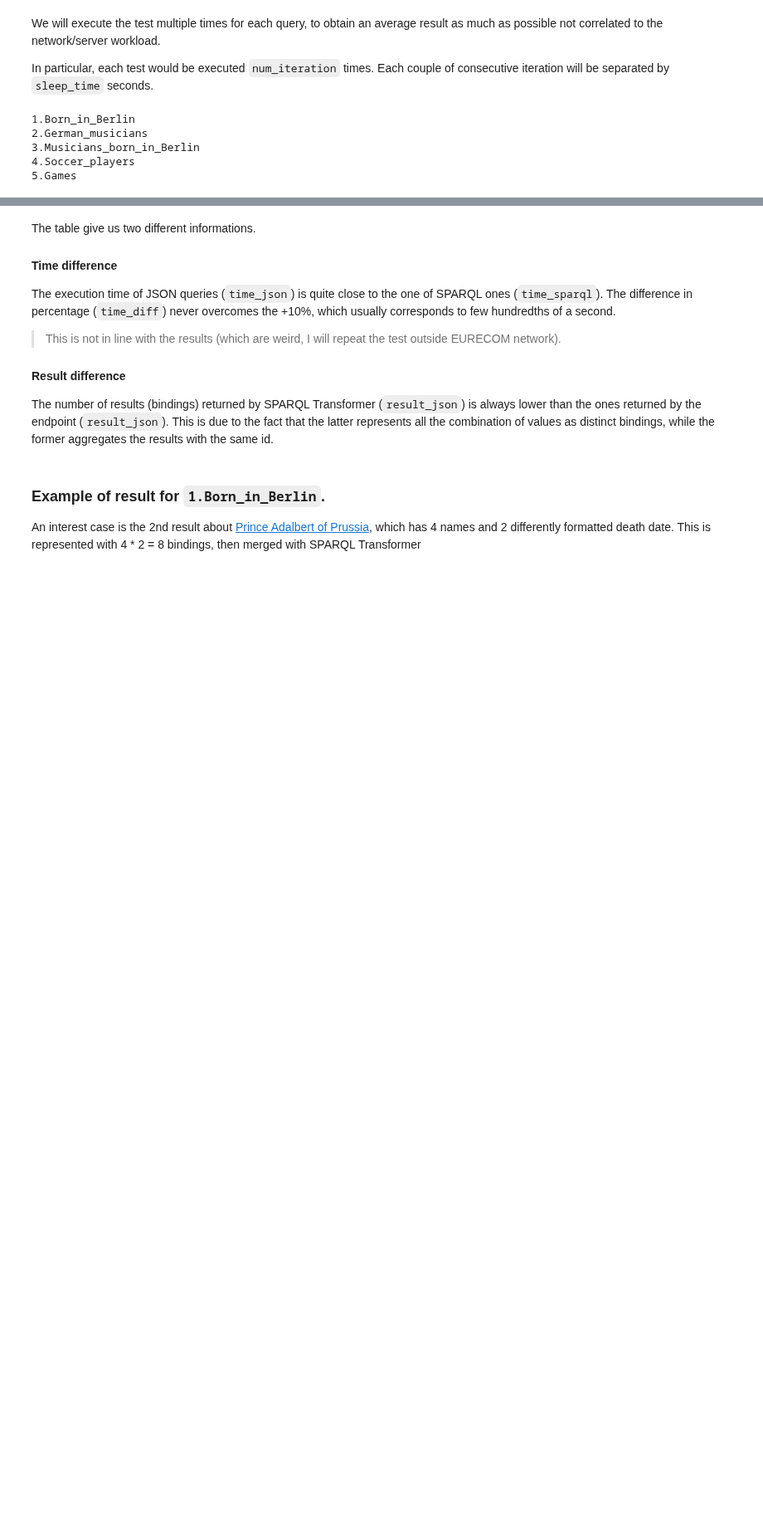
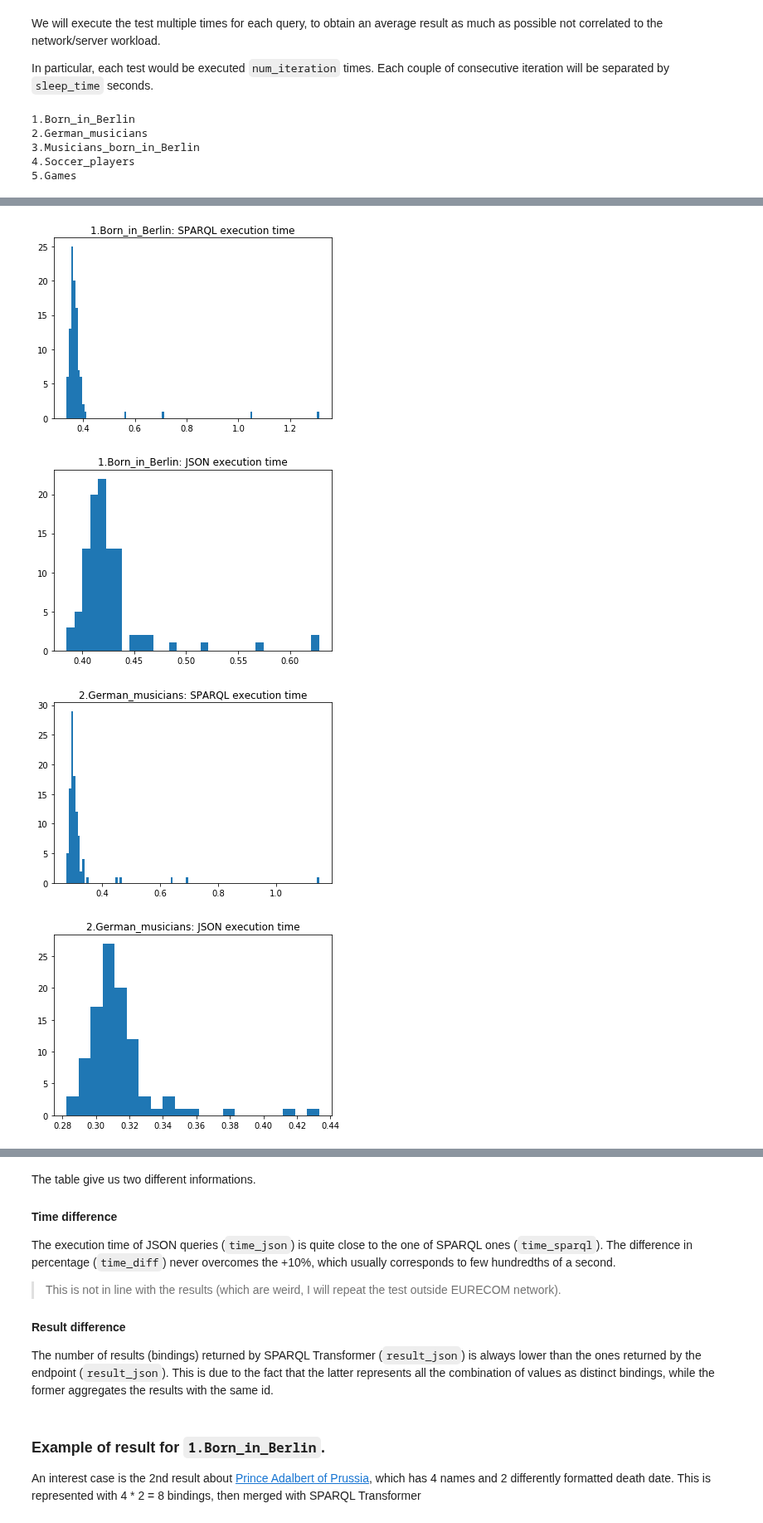
Before and after one commit to D2KLab/py-sparql-transformer, a Jupyter notebook: evaluation/test.ipynb, the cells around one changed output, grey strips where cells are left out. Shown at 83% size. Cells and saved outputs as stored; diff of their text form; code cells hidden in the pictures; blank space fills up the shorter version.

Commit message:
evaluation histogram

```diff
--- a/evaluation/test.ipynb
+++ b/evaluation/test.ipynb
@@ -141,0 +175,19 @@ for i, json_query in enumerate(json_queries):
+# %%
+for i, json_query in enumerate(json_queries):
+    tim = all_timings[i]
+    name = tim['name']
+
+    a = np.hstack(tim['sparql'])
+    plt.hist(a, bins='auto')  # arguments are passed to np.histogram
+    plt.title(name + ': SPARQL execution time')
+    plt.show()
+
+    a = np.hstack(tim['json'])
+    plt.hist(a, bins='auto')  # arguments are passed to np.histogram
+    plt.title(name + ': JSON execution time')
+    plt.show()
+# %% [output]
+[figure, added]
+[figure, added]
+[figure, added]
+[figure, added]
```
Also changed, not shown: parts of 7 cells of this notebook.
